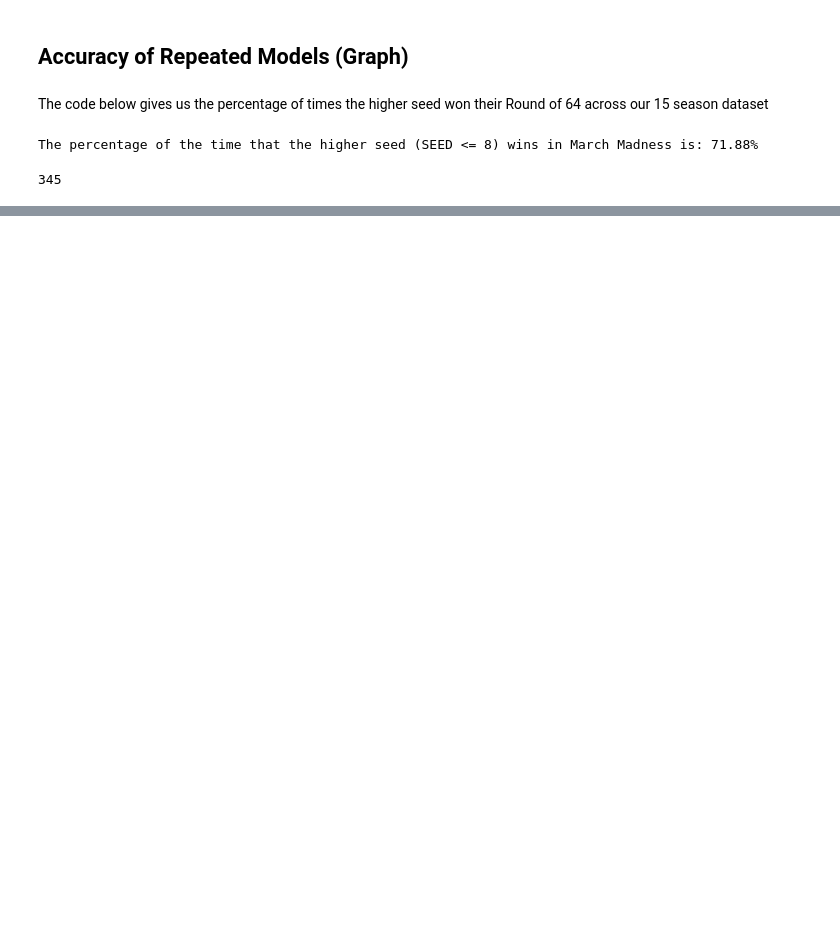
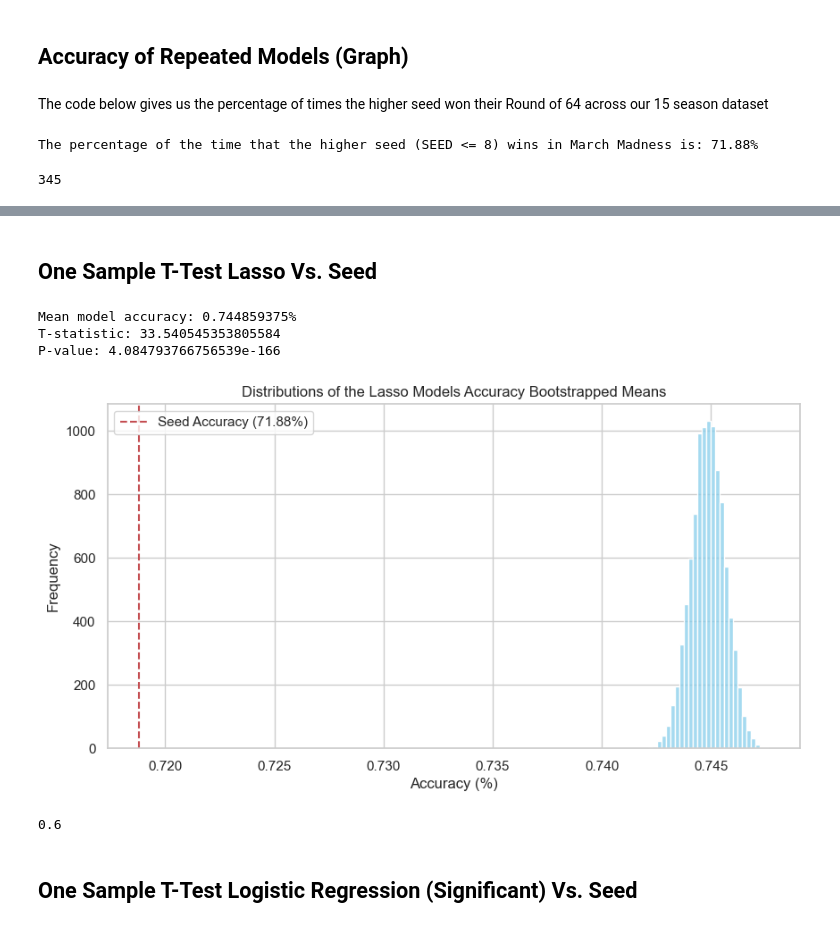
Before and after one commit to Edubs2003/MarchMadness, a Jupyter notebook: Code/Data_cleaning_and_logistic_regression_and_lasso_models.ipynb, the cells around one changed output, grey strips where cells are left out. Saved outputs shown, nothing was run; the diff lists cells and outputs as text; code cells hidden in the pictures; blank space fills up the shorter version.

```diff
--- a/Data_cleaning_and_logistic_regression_and_lasso_models.ipynb
+++ b/Code/Data_cleaning_and_logistic_regression_and_lasso_models.ipynb
@@ -986 +970,3 @@ plt.show()
 [figure]
+# %% [markdown]
+## One Sample T-Test Lasso Vs. Seed
@@ -986,0 +1017,42 @@ plt.show()
+# %%
+t_stat, p_value_lasso = ttest_1samp(model_accuracies, baseline_accuracy)
+# Divide p-value by 2 for a one-tailed test
+p_value_lasso /= 2
+
+print(f"Mean model accuracy: {model_accuracies.mean()}%")
+print(f"T-statistic: {t_stat}")
+print(f"P-value: {p_value_lasso}")
+# %% [output]
+Mean model accuracy: 0.744859375%
+T-statistic: 33.540545353805584
+P-value: 4.084793766756539e-166
+# %%
+def bootstrap_mean(data, n_bootstrap=10000):
+    bootstrap_means = np.empty(n_bootstrap)
+    for i in range(n_bootstrap):
+        bootstrap_sample = np.random.choice(data, size=len(data), replace=True)
+        bootstrap_means[i] = np.mean(bootstrap_sample)
+    return bootstrap_means
+
+bootstrap_means = bootstrap_mean(model_accuracies)
+plt.figure(figsize=(10, 5))
+sns.histplot(bootstrap_means, bins=30, kde=False, color='skyblue')
+plt.axvline(x=baseline_accuracy, color='r', linestyle='--', label=f'Seed Accuracy ({baseline_accuracy * 100}%)')
+plt.title('Distributions of the Lasso Models Accuracy Bootstrapped Means')
+plt.xlabel('Accuracy (%)')
+plt.ylabel('Frequency')
+plt.legend(loc='upper left')
+plt.show()
+# graph illustrating the distribution of the bootstrapped means of the model accuracies and comparing it to the seed accuracy
+# %% [output]
+[figure, added]
+# %%
+#Below, we calculate the percentage of times the LASSO model's accuracy was greater than the accuracy we got from the testing data in 2023.
+
+above2023_count = np.sum(model_accuracies >= 0.8125)
+percentage_of_lasso_accuracies = (above2023_count/1000) * 100
+percentage_of_lasso_accuracies
+# %% [output]
+0.6
+# %% [markdown]
+## One Sample T-Test Logistic Regression (Significant) Vs. Seed
```
Also changed, not shown: parts of 13 cells of this notebook, 10 other files.
